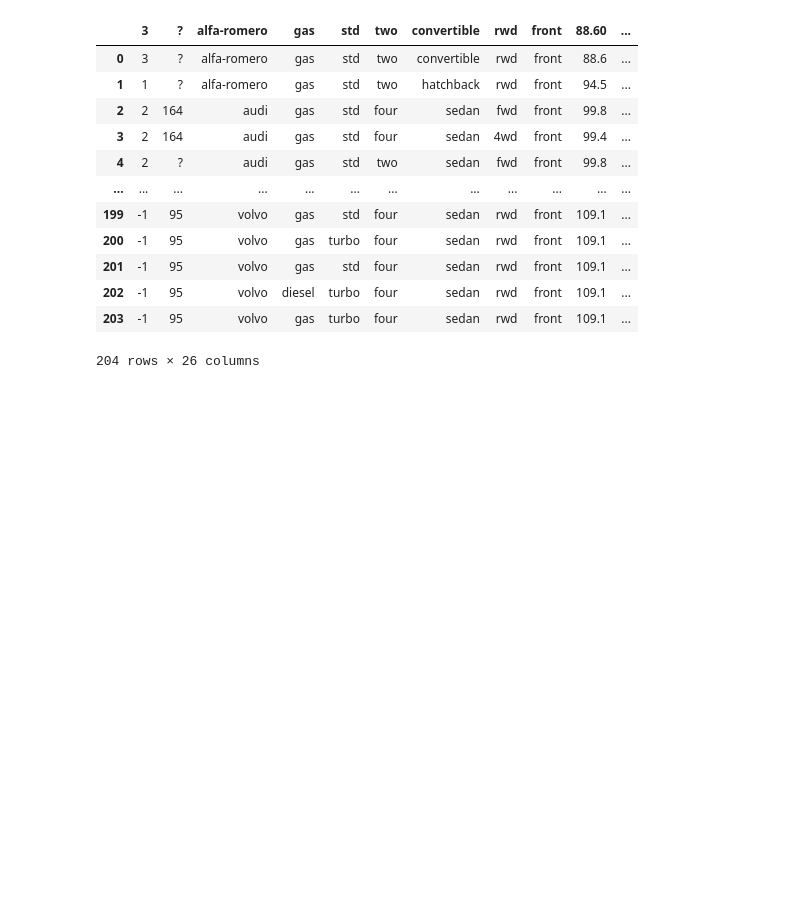
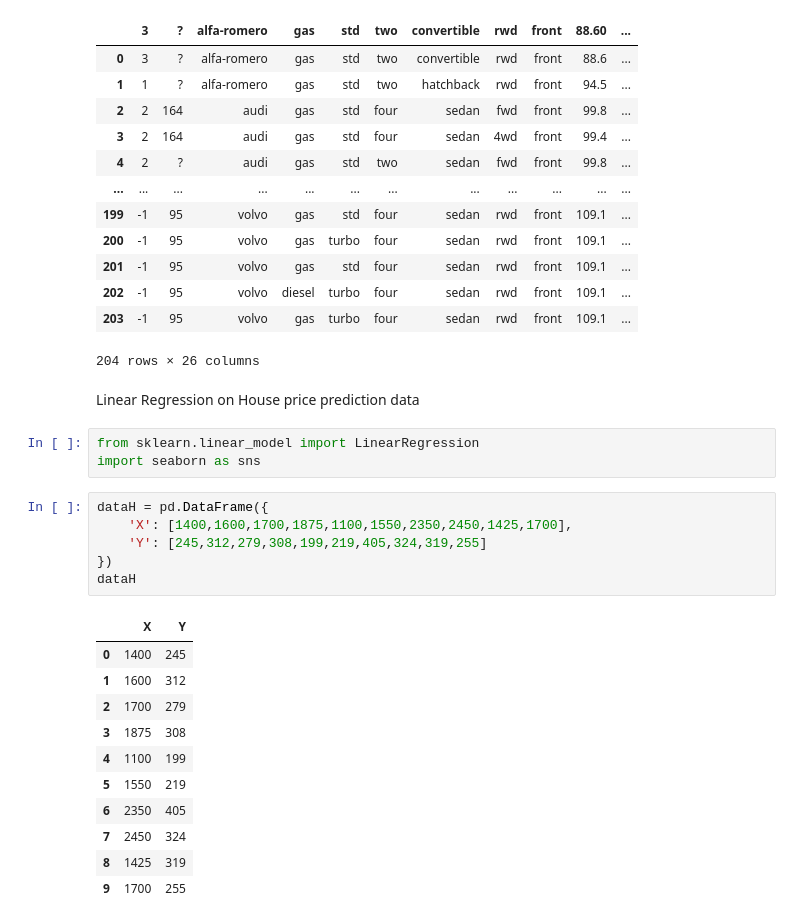
Before and after one commit to KritishmaPradhan/Data-Science-8th-sem, a Jupyter notebook: day09LinearRegression/linearRegression.ipynb, the cells around one changed output. Saved outputs shown, nothing was run; the diff lists cells and outputs as text; blank space fills up the shorter version.

```diff
--- a/day09LinearRegression/linearRegression.ipynb
+++ b/day09LinearRegression/linearRegression.ipynb
@@ -20,3 +20,26 @@ automobile_data
 | 202 | -1 | 95 | volvo | diesel | turbo | four | sedan | rwd | front | 109.1 | ... |
 | 203 | -1 | 95 | volvo | gas | turbo | four | sedan | rwd | front | 109.1 | ... |
 204 rows × 26 columns
+# %% [markdown]
+Linear Regression on House price prediction data
+# %%
+from sklearn.linear_model import LinearRegression
+import seaborn as sns
+# %%
+dataH = pd.DataFrame({
+    'X': [1400,1600,1700,1875,1100,1550,2350,2450,1425,1700],
+    'Y': [245,312,279,308,199,219,405,324,319,255]
+})
+dataH
+# %% [output]
+|  | X | Y |
+| 0 | 1400 | 245 |
+| 1 | 1600 | 312 |
+| 2 | 1700 | 279 |
+| 3 | 1875 | 308 |
+| 4 | 1100 | 199 |
+| 5 | 1550 | 219 |
+| 6 | 2350 | 405 |
+| 7 | 2450 | 324 |
+| 8 | 1425 | 319 |
+| 9 | 1700 | 255 |
```
Also changed, not shown: parts of 4 cells of this notebook.
